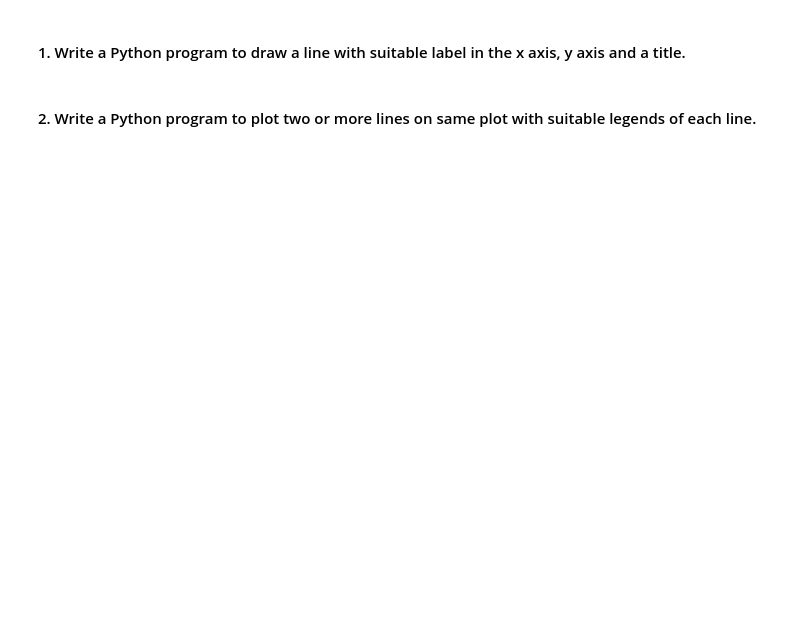
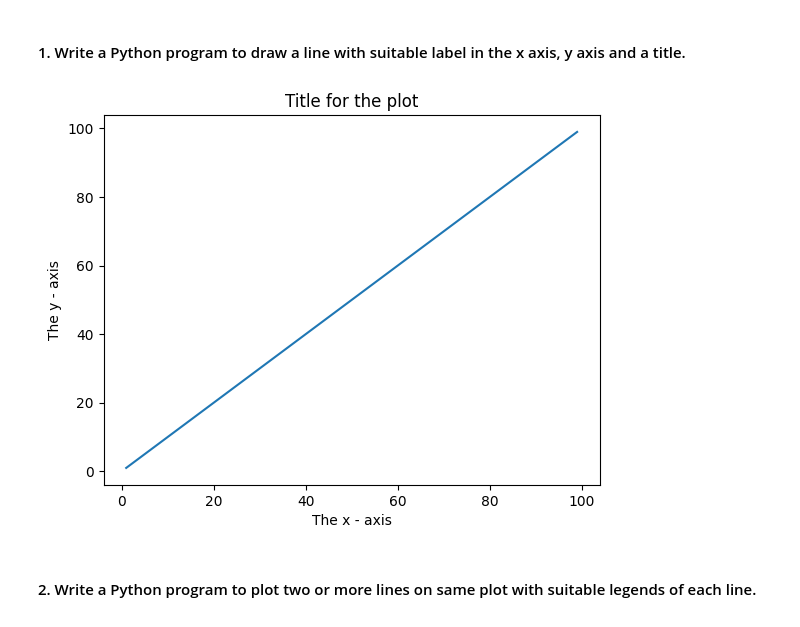
Before and after one commit to SHADIC20003/AMIT_Assignments, a Jupyter notebook: Data Science/Assignment #5/Assignment5_DS.ipynb, the cells around one changed output. Saved outputs shown, nothing was run; the diff lists cells and outputs as text; code cells hidden in the pictures; blank space fills up the shorter version.

```diff
--- a/Data Science/Assignment #5/Assignment5_DS.ipynb
+++ b/Data Science/Assignment #5/Assignment5_DS.ipynb
@@ -1,5 +1,18 @@
 # %% [markdown]
 #### 1. Write a Python program to draw a line with suitable label in the x axis, y axis and a title.
+# %%
+import matplotlib.pyplot as plt
+
+x = range (1, 100)
+y = range (1, 100)
+
+plt.plot(x, y)
+plt.xlabel('The x - axis')
+plt.ylabel('The y - axis')
+plt.title("Title for the plot")
+plt.show()
+# %% [output]
+[figure, added]
 # %% [markdown]
 #### 2. Write a Python program to plot two or more lines on same plot with suitable legends of each line.
 ![image-2.png](attachment:image-2.png)
```
Also changed, not shown: parts of 8 cells of this notebook.
